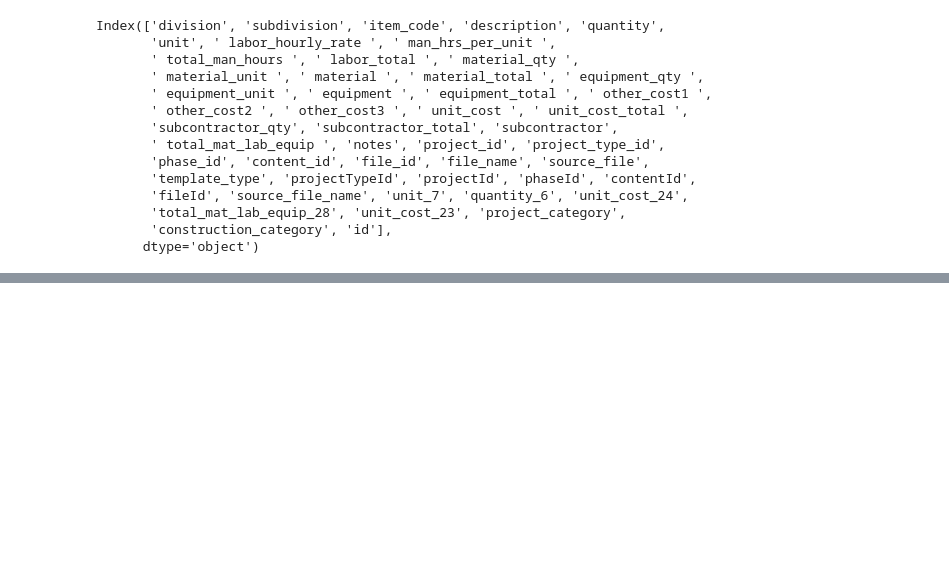
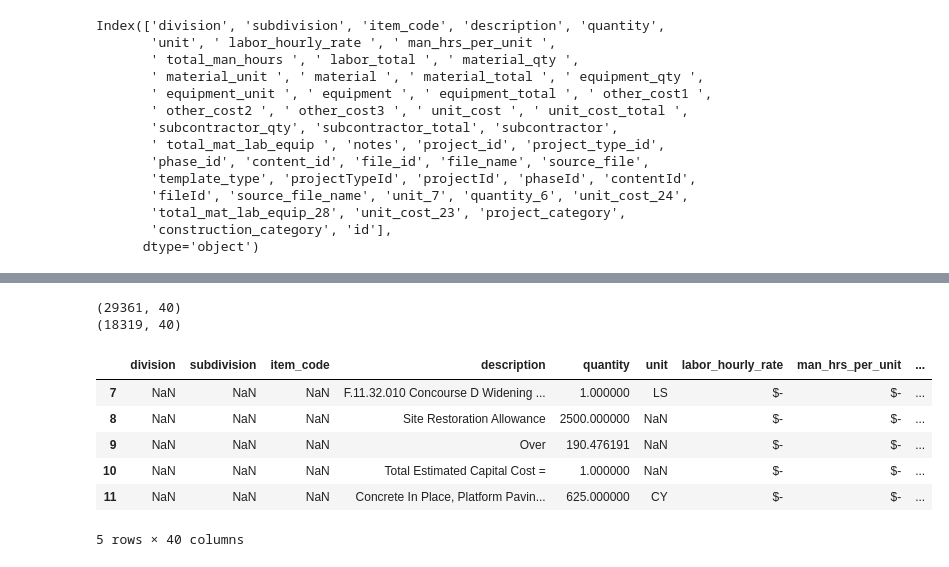
Before and after one commit to wizard-agb/dashboard, a Jupyter notebook: mapping.ipynb, the cells around one changed output, grey strips where cells are left out. Cells and saved outputs as stored; diff of their text form; code cells hidden in the pictures; blank space fills up the shorter version.

```diff
--- a/mapping.ipynb
+++ b/mapping.ipynb
@@ -95,0 +80,2 @@ merged[['description', 'quantity',
+# %%
+merged = merged.drop(columns= ['project_type_id_36', 'project_id_37', 'phase_id_38', 'content_id_39', 'file_id_40'])
@@ -95,0 +108,25 @@ merged[['description', 'quantity',
+# %%
+columns = ['description', 'quantity', 'unit', 'labor_hourly_rate', 'man_hrs_per_unit', 'total_man_hours',
+'labor_total', 'material_qty', 'material_unit', 'material', 'material_total', 'equipment_qty', 'equipment_unit', 'equipment',
+'equipment_total', 'other_cost1', 'other_cost2', 'other_cost3','unit_cost', 'unit_cost_total', 'subcontractor_qty',
+'subcontractor_total', 'subcontractor', 'total_mat_lab_equip', 'source_file_name']
+# %%
+print(merged.shape)
+temp = merged.drop_duplicates(subset=columns)
+print(temp.shape)
+# %% [output]
+(29361, 40)
+(18319, 40)
+# %%
+# find super outliers in temp
+temp = temp.loc[temp.total_mat_lab_equip < 1000000000]
+# %%
+temp.head(5)
+# %% [output]
+|  | division | subdivision | item_code | description | quantity | unit | labor_hourly_rate | man_hrs_per_unit | ... |
+| 7 | NaN | NaN | NaN | F.11.32.010 Concourse D Widening ... | 1.000000 | LS | $- | $- | ... |
+| 8 | NaN | NaN | NaN | Site Restoration Allowance | 2500.000000 | NaN | $- | $- | ... |
+| 9 | NaN | NaN | NaN | Over | 190.476191 | NaN | $- | $- | ... |
+| 10 | NaN | NaN | NaN | Total Estimated Capital Cost = | 1.000000 | NaN | $- | $- | ... |
+| 11 | NaN | NaN | NaN | Concrete In Place, Platform Pavin... | 625.000000 | CY | $- | $- | ... |
+5 rows × 40 columns
```
Also changed, not shown: parts of 10 cells of this notebook, 2 other files.
